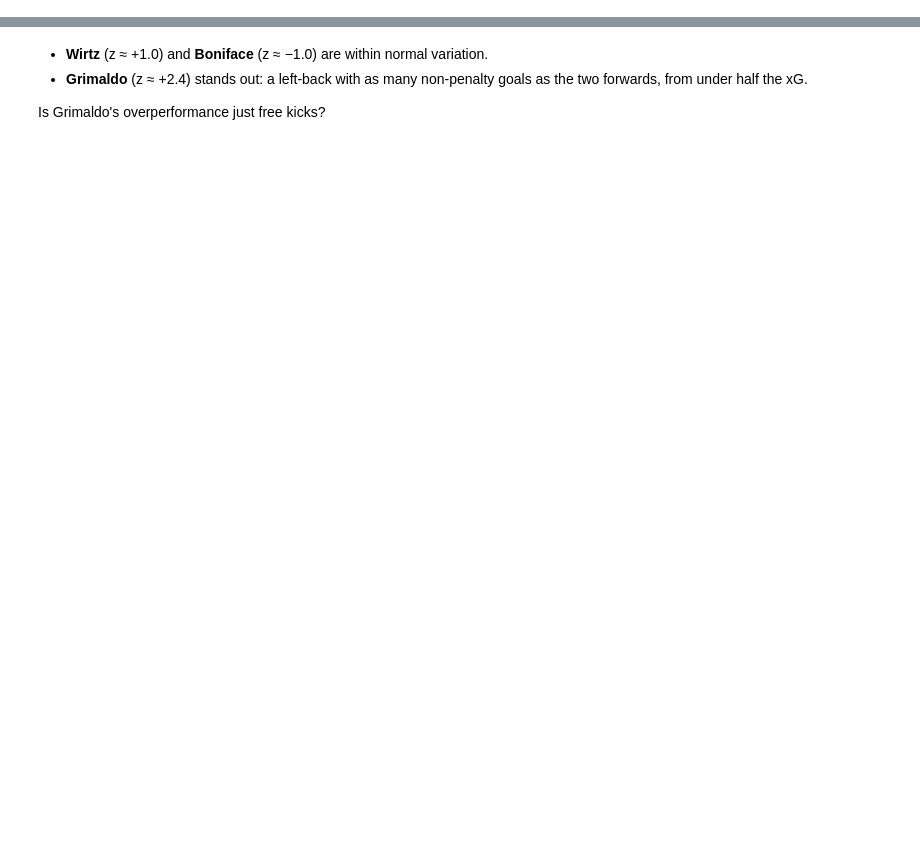
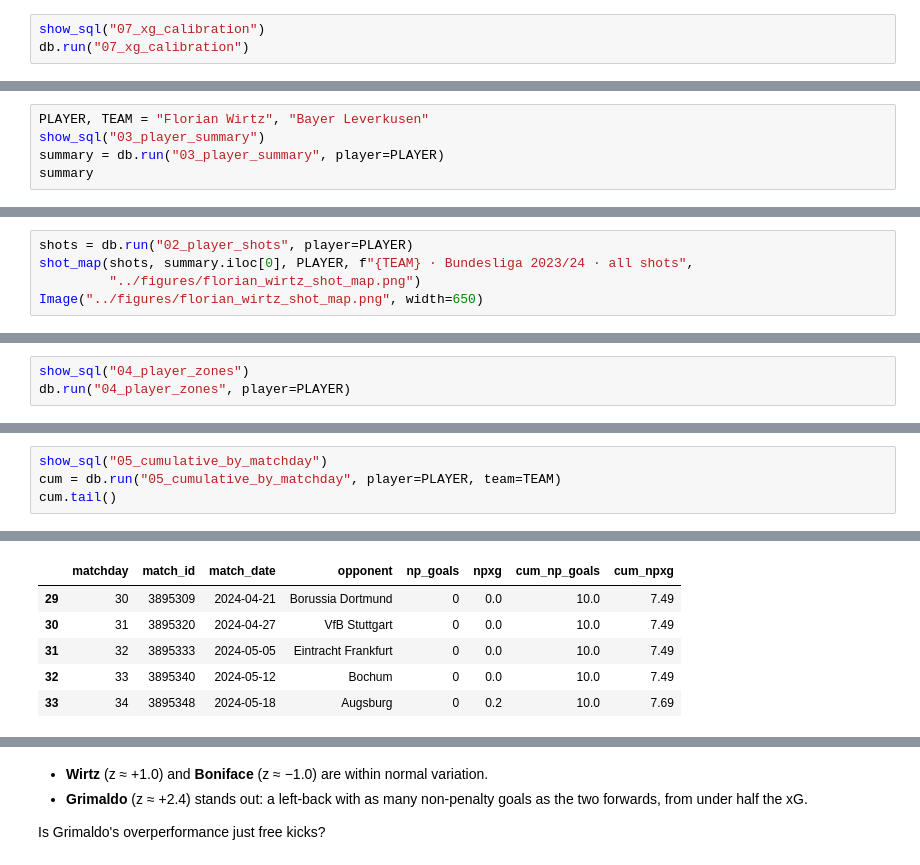
Before and after one commit to TilakHeble/football-shot-map, a Jupyter notebook: notebooks/01_shot_analysis.ipynb, the cells around one changed output, grey strips where cells are left out. Drawn from its saved outputs; the diff is of its cells as text; blank space fills up the shorter version.

```diff
--- a/notebooks/01_shot_analysis.ipynb
+++ b/notebooks/01_shot_analysis.ipynb
@@ -149,0 +77,3 @@ Image("../figures/squad_goals_vs_xg.png", width=650)
+# %%
+show_sql("07_xg_calibration")
+db.run("07_xg_calibration")
@@ -149,0 +116,5 @@ Image("../figures/squad_goals_vs_xg.png", width=650)
+# %%
+PLAYER, TEAM = "Florian Wirtz", "Bayer Leverkusen"
+show_sql("03_player_summary")
+summary = db.run("03_player_summary", player=PLAYER)
+summary
@@ -149,0 +139,5 @@ Image("../figures/squad_goals_vs_xg.png", width=650)
+# %%
+shots = db.run("02_player_shots", player=PLAYER)
+shot_map(shots, summary.iloc[0], PLAYER, f"{TEAM} · Bundesliga 2023/24 · all shots",
+         "../figures/florian_wirtz_shot_map.png")
+Image("../figures/florian_wirtz_shot_map.png", width=650)
@@ -149,0 +148,3 @@ Image("../figures/squad_goals_vs_xg.png", width=650)
+# %%
+show_sql("04_player_zones")
+db.run("04_player_zones", player=PLAYER)
@@ -149,0 +177,5 @@ Image("../figures/squad_goals_vs_xg.png", width=650)
+# %%
+show_sql("05_cumulative_by_matchday")
+cum = db.run("05_cumulative_by_matchday", player=PLAYER, team=TEAM)
+cum.tail()
+# %% [output]
@@ -149,0 +217,6 @@ Image("../figures/squad_goals_vs_xg.png", width=650)
+|  | matchday | match_id | match_date | opponent | np_goals | npxg | cum_np_goals | cum_npxg |
+| 29 | 30 | 3895309 | 2024-04-21 | Borussia Dortmund | 0 | 0.0 | 10.0 | 7.49 |
+| 30 | 31 | 3895320 | 2024-04-27 | VfB Stuttgart | 0 | 0.0 | 10.0 | 7.49 |
+| 31 | 32 | 3895333 | 2024-05-05 | Eintracht Frankfurt | 0 | 0.0 | 10.0 | 7.49 |
+| 32 | 33 | 3895340 | 2024-05-12 | Bochum | 0 | 0.0 | 10.0 | 7.49 |
+| 33 | 34 | 3895348 | 2024-05-18 | Augsburg | 0 | 0.2 | 10.0 | 7.69 |
```
Also changed, not shown: parts of 39 cells of this notebook, 18 other files.
